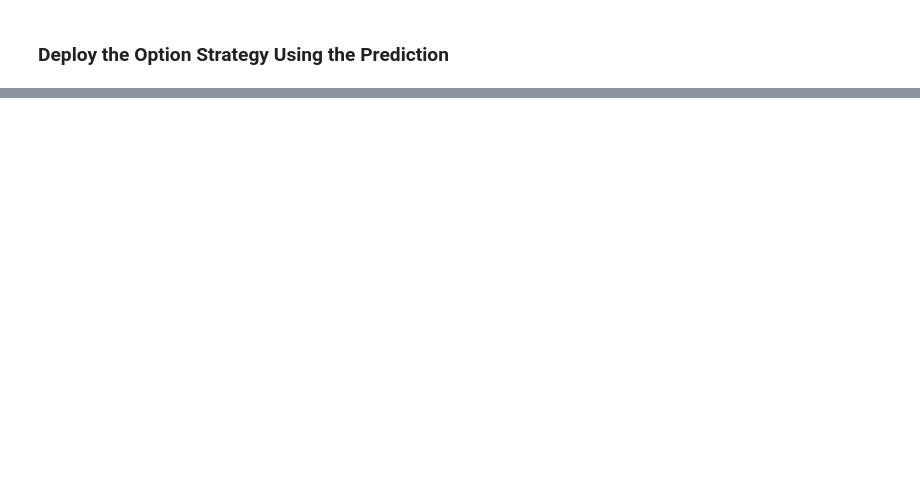
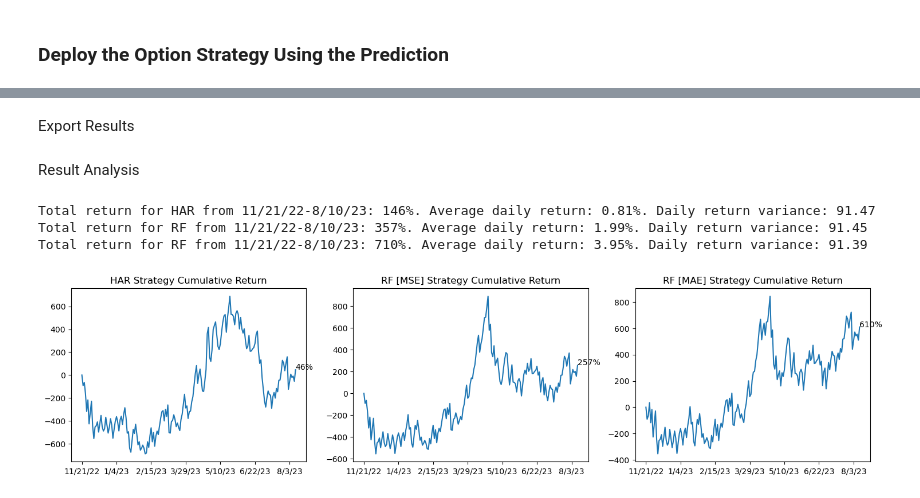
Before and after one commit to bwolfe0/VolForecasting_RandomForests, a Jupyter notebook: RFR.ipynb, the cells around one changed output, grey strips where cells are left out. Drawn from its saved outputs; the diff is of its cells as text; code cells hidden in the pictures; blank space fills up the shorter version.

Commit message:
New results comparing success of the trading strategy for different models

```diff
--- a/RFR.ipynb
+++ b/RFR.ipynb
@@ -41,2 +62,6 @@ print(np.average(pred))
+# %%
+pred_RF = pd.read_csv('Data/predictions_RF.csv').set_index('date')['values']
+pred_RF_MAE = pd.read_csv('Data/predictions_RF_MAE.csv').set_index('date')['values']
+pred_HAR = pd.read_csv('Data/predictions_HAR.csv').set_index('date')['values']
 # %% [markdown]
 ### Deploy the Option Strategy Using the Prediction
@@ -61,14 +102,12 @@ Dates where M-F expiry options ARE available
 # %%
-dates = data['date'].iloc[-180:-150]
-
-res = []
+result_RF = []
 
 for date in dates:
     try:
-        res.append(OptionStrategy(model_estimate=pred[date],date=datetime.strptime(date,'%m/%d/%y').date(), trading_days=trading_days))
+        result_RF.append(OptionStrategy(model_estimate=pred_RF[date],date=datetime.strptime(date,'%m/%d/%y').date(), trading_days=trading_days))
     except LookupError:
-        res.append('Data Not Found')
-    print(f'{date}: {res[-1]}')
+        result_RF.append('Data Not Found')
+    print(f'{date}: {result_RF[-1]}')
     time.sleep(62)
 # %% [output]
 11/21/22: {'Profit': -2.34, 'Investment': 2.56, 'Return': '-91.39%', 'Results': {'Stock close': 394.59, 'Stock close next': 399.9, 'Call close': 1.42, 'Put close': 1.13, 'Avg IV': 0.18331678994465167} ...
@@ -94,0 +130,10 @@ sum([float(d['Return'][:-1]) for d in res])
+# %%
+result_RF_MAE = []
+
+for date in dates:
+    try:
+        result_RF_MAE.append(OptionStrategy(model_estimate=pred_RF_MAE[date],date=datetime.strptime(date,'%m/%d/%y').date(), trading_days=trading_days))
+    except LookupError:
+        result_RF_MAE.append('Data Not Found')
+    print(f'{date}: {result_RF_MAE[-1]}')
+    time.sleep(62)
@@ -94,0 +158,2 @@ sum([float(d['Return'][:-1]) for d in res])
+# %% [markdown]
+Export Results
@@ -94,0 +168,36 @@ sum([float(d['Return'][:-1]) for d in res])
+# %% [markdown]
+Result Analysis
+# %%
+return_RF_time, return_RF_MAE_time, return_HAR_time = ([],[],[])
+
+for i in range(len(result_RF)):
+    return_RF_time.append(np.sum([float(d['Return'][:-1]) for d in result_RF[:i]]))
+    return_RF_MAE_time.append(np.sum([float(d['Return'][:-1]) for d in result_RF_MAE[:i]]))
+    return_HAR_time.append(np.sum([float(d['Return'][:-1]) for d in result_HAR[:i]]))
+# %%
+total_return_HAR = np.sum([float(d['Return'][:-1]) for d in result_HAR])
+total_return_RF = np.sum([float(d['Return'][:-1]) for d in result_RF])
+total_return_RF_MAE = np.sum([float(d['Return'][:-1]) for d in result_RF_MAE])
+
+print(f'Total return for HAR from {dates.iloc[0]}-{dates.iloc[-1]}: {int(total_return_HAR)}%. Average daily return: {round(total_return_HAR/len(dates),2)}%. Daily return variance: {round(np.std([float(d["Return"][:-1]) for d in result_HAR]),2)}')
+print(f'Total return for RF from {dates.iloc[0]}-{dates.iloc[-1]}: {int(total_return_RF)}%. Average daily return: {round(total_return_RF/len(dates),2)}%. Daily return variance: {round(np.std([float(d["Return"][:-1]) for d in result_RF]),2)}')
+print(f'Total return for RF from {dates.iloc[0]}-{dates.iloc[-1]}: {int(total_return_RF_MAE)}%. Average daily return: {round(total_return_RF_MAE/len(dates),2)}%. Daily return variance: {round(np.std([float(d["Return"][:-1]) for d in result_RF_MAE]),2)}')
+# %% [output]
+Total return for HAR from 11/21/22-8/10/23: 146%. Average daily return: 0.81%. Daily return variance: 91.47
+Total return for RF from 11/21/22-8/10/23: 357%. Average daily return: 1.99%. Daily return variance: 91.45
+Total return for RF from 11/21/22-8/10/23: 710%. Average daily return: 3.95%. Daily return variance: 91.39
+# %%
+plots = [return_HAR_time,return_RF_time,return_RF_MAE_time]
+title = ['HAR','RF [MSE]', 'RF [MAE]']
+
+fig, ax = plt.subplots(1,3,figsize=(18,4),dpi=100)
+
+for i, val in enumerate(plots):
+    ax[i].plot(dates,val)
+    ax[i].set_xticks(dates[::29])
+    ax[i].set_title(f'{title[i]} Strategy Cumulative Return')
+    ax[i].annotate(f'{int(plots[i][-1])}%', (dates.iloc[-1],plots[i][-1]))
+
+plt.show()
+# %% [output]
+[figure, added]
```
Also changed, not shown: parts of 19 cells of this notebook, 3 other files.
